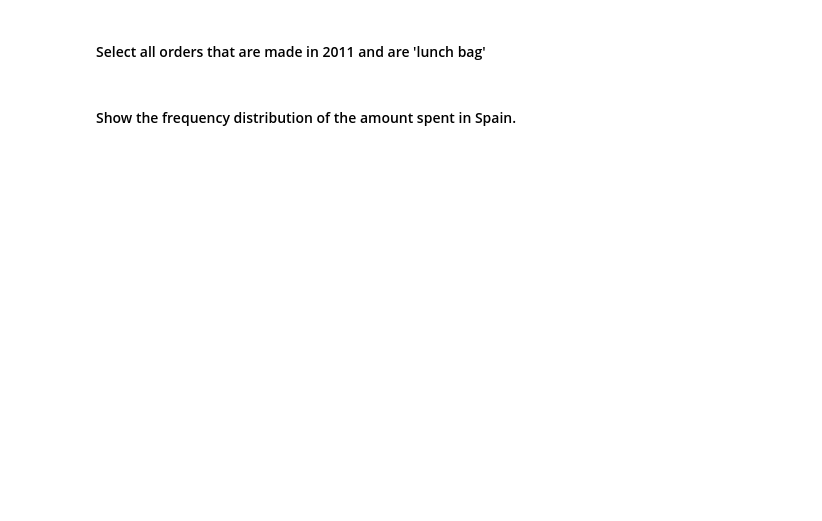
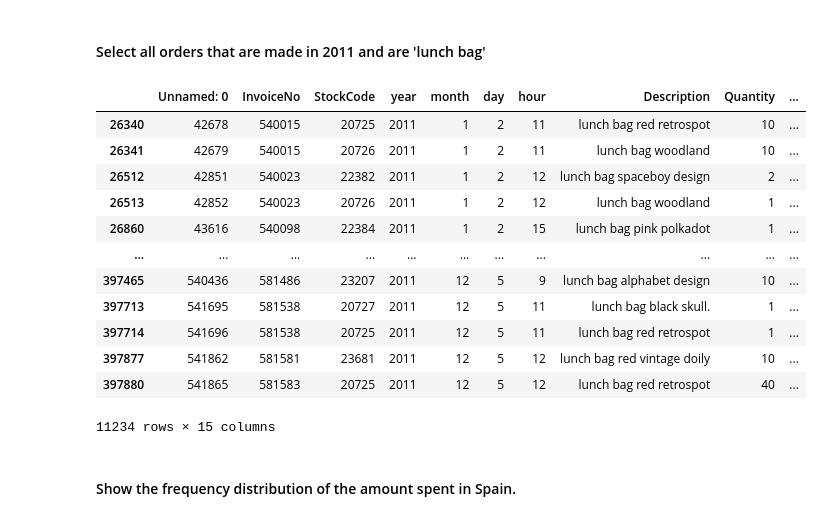
Before and after one commit to danielquer/data-pt-ber-08-20, a Jupyter notebook: Labs/module-2_labs/01_statistics/02_lab-subsetting-and-descriptive-stats/your-code/main-dani.ipynb, the cells around one changed output. Saved outputs shown, nothing was run; the diff lists cells and outputs as text; code cells hidden in the pictures; blank space fills up the shorter version.

```diff
--- a/Labs/module-2_labs/01_statistics/02_lab-subsetting-and-descriptive-stats/your-code/main-dani.ipynb
+++ b/Labs/module-2_labs/01_statistics/02_lab-subsetting-and-descriptive-stats/your-code/main-dani.ipynb
@@ -485,3 +495,20 @@ AttributeError: 'Series' object has no attribute 'search'
+# %%
+# your answer here
+orders[(orders['Description'].str.contains('lunch bag')) & (orders['year'] == 2011)]
+# %% [output]
+|  | Unnamed: 0 | InvoiceNo | StockCode | year | month | day | hour | Description | Quantity | ... |
+| 26340 | 42678 | 540015 | 20725 | 2011 | 1 | 2 | 11 | lunch bag red retrospot | 10 | ... |
+| 26341 | 42679 | 540015 | 20726 | 2011 | 1 | 2 | 11 | lunch bag woodland | 10 | ... |
+| 26512 | 42851 | 540023 | 22382 | 2011 | 1 | 2 | 12 | lunch bag spaceboy design | 2 | ... |
+| 26513 | 42852 | 540023 | 20726 | 2011 | 1 | 2 | 12 | lunch bag woodland | 1 | ... |
+| 26860 | 43616 | 540098 | 22384 | 2011 | 1 | 2 | 15 | lunch bag pink polkadot | 1 | ... |
+| ... | ... | ... | ... | ... | ... | ... | ... | ... | ... | ... |
+| 397465 | 540436 | 581486 | 23207 | 2011 | 12 | 5 | 9 | lunch bag alphabet design | 10 | ... |
+| 397713 | 541695 | 581538 | 20727 | 2011 | 12 | 5 | 11 | lunch bag black skull. | 1 | ... |
+| 397714 | 541696 | 581538 | 20725 | 2011 | 12 | 5 | 11 | lunch bag red retrospot | 1 | ... |
+| 397877 | 541862 | 581581 | 23681 | 2011 | 12 | 5 | 12 | lunch bag red vintage doily | 10 | ... |
+| 397880 | 541865 | 581583 | 20725 | 2011 | 12 | 5 | 12 | lunch bag red retrospot | 40 | ... |
+11234 rows × 15 columns
 # %% [markdown]
 #### Show the frequency distribution of the amount spent in Spain.
 # %%
```
Also changed, not shown: parts of 9 cells of this notebook, 1 other file.
